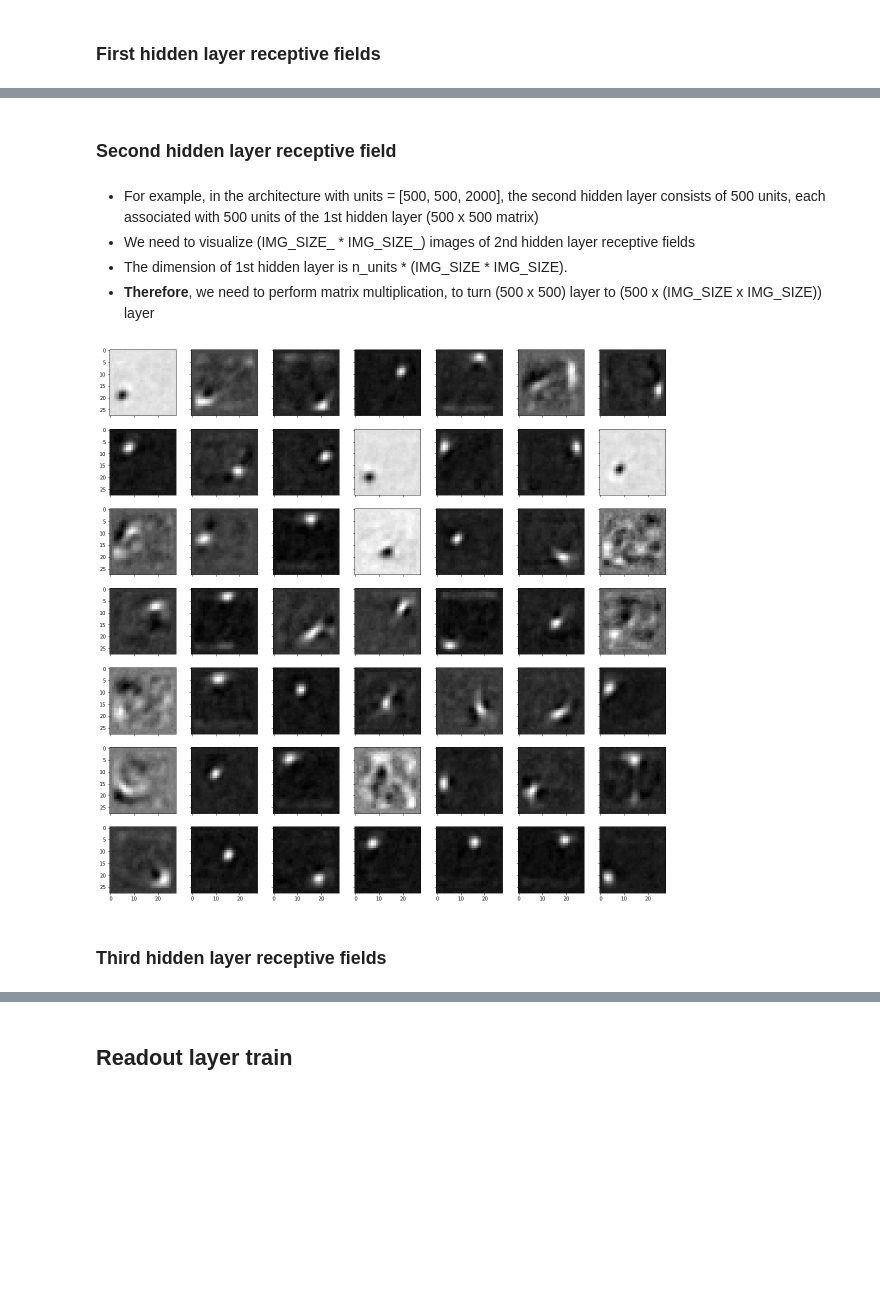
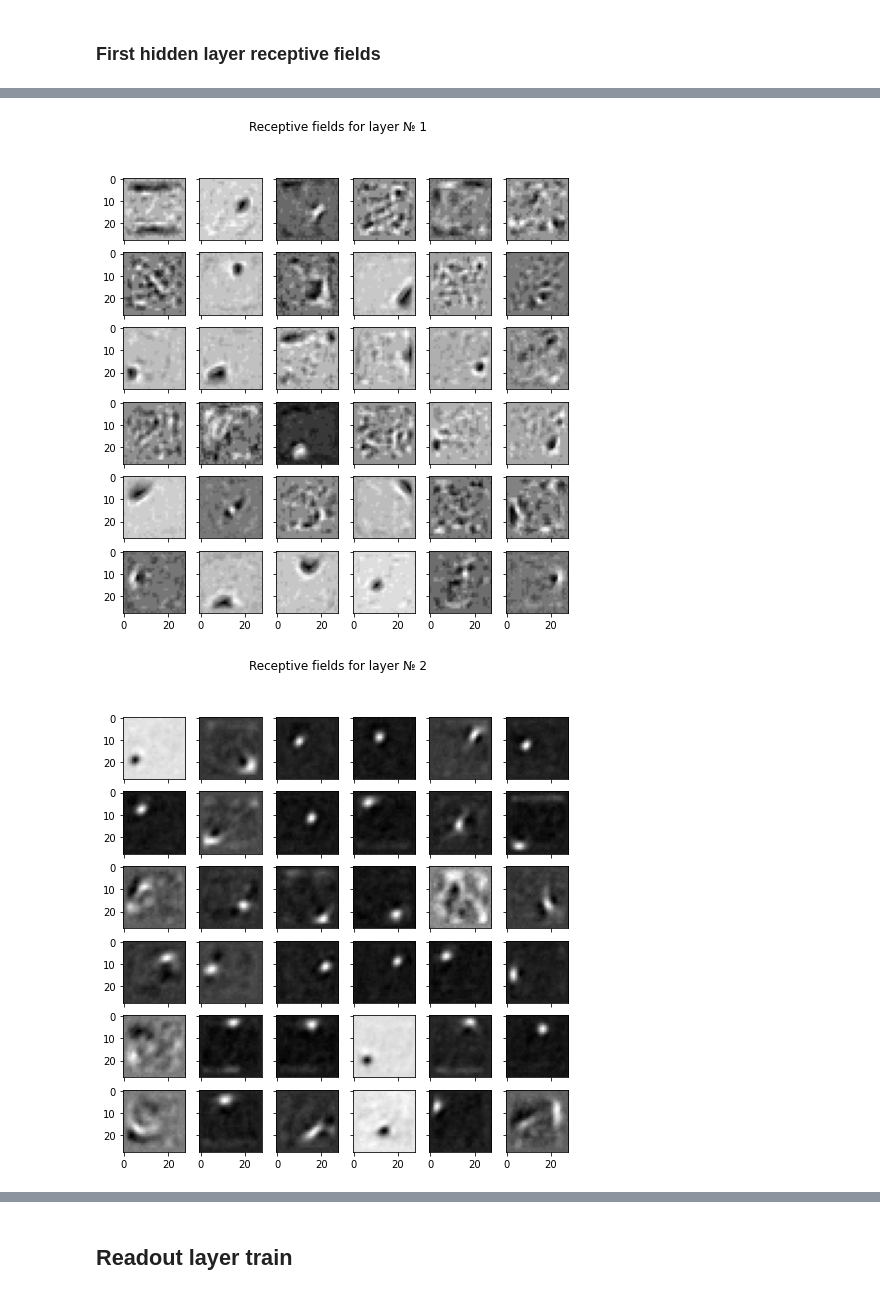
Before and after one commit to PashaIanko/RestrictedBolzmannMachine, a Jupyter notebook: Omniglot_learning.ipynb, the cells around one changed output, grey strips where cells are left out. Drawn from its saved outputs; the diff is of its cells as text; code cells hidden in the pictures; blank space fills up the shorter version.

```diff
--- a/Omniglot_learning.ipynb
+++ b/Omniglot_learning.ipynb
@@ -142,9 +207,10 @@ def move_parameters_to_cpu(dbn_mnist):
 def apply_threshold(weights, threshold=0):
     return weights * (abs(weights) > threshold)
 
-def plot_layer_receptive_fields(weights_matrices, num_subplots = 64,
-                                img_width=IMG_SIZE_, img_height=IMG_SIZE_,
-                                fig_size = (20, 20)):
+def plot_layer_receptive_fields(weights_matrices, num_subplots,
+                                img_width, img_height,
+                                fig_size = (20, 20),
+                                suptitle = ''):
     n_rows_cols = int(math.sqrt(num_subplots))
     fig, axes = plt.subplots(n_rows_cols, n_rows_cols, sharex=True, sharey=True, figsize=fig_size)
     for i in range(num_subplots):
@@ -155,6 +221,7 @@ def plot_layer_receptive_fields(weights_matrices, num_subplots = 64,
         # Reshape from 'linear' to 'image' representation
         W_matrix = weights_matrices[i, :].reshape((img_height, img_width))
         axes[row, col].imshow(W_matrix, cmap = plt.cm.gray)
+    fig.suptitle(suptitle)
 # %%
 def project_hidden_layer(weights_matrices, layer_numb):
 
@@ -317,14 +445,14 @@ model = DBN(
 # %%
-%%capture
+# %%capture
 
 fix_seeds()
 
-model.train_static(
+model_deep.train_static(
     data_train,
     targets_train,
-    EPOCHS_,
-    BATCH_SIZE_
+    TrainParameters.epochs,
+    TrainParameters.batch_size
 )
 
-move_parameters_to_cpu(model)
+move_parameters_to_cpu(model_deep)
 # %% [markdown]
@@ -353,12 +485,12 @@ IndexError: list index out of range
 
 learned_weights = [
     # We transpose for convenience (matrices[i, :] is more intuitive than matrices[:, i])
-    model.rbm_layers[i].W.transpose(0, 1).numpy() for i in range(N_HIDDEN_LAYERS_)
+    model_deep.rbm_layers[i].W.transpose(0, 1).numpy() for i in range(model_deep.n_layers)
 ]
 
 learned_weights_thresh = [
-                          apply_threshold(weights_matrix, VISUALIZATION_THRESH_)
-                            for weights_matrix in learned_weights
+    apply_threshold(weights_matrix, PreprocParams.visualization_threshold)
+    for weights_matrix in learned_weights
 ]
 # %% [markdown]
 ### First hidden layer receptive fields
@@ -376,19 +496,0 @@ plot_layer_receptive_fields(
-# %% [markdown]
-### Second hidden layer receptive field
-# %% [markdown]
-- For example, in the architecture with units = [500, 500, 2000], the second hidden layer consists of 500 units, each associated with 500 units of the 1st hidden layer (500 x 500 matrix)
-- We need to visualize (IMG_SIZE_ * IMG_SIZE_) images of 2nd hidden layer receptive fields
-- The dimension of 1st hidden layer is n_units * (IMG_SIZE * IMG_SIZE).
-- **Therefore**, we need to perform matrix multiplication, to turn (500 x 500) layer to (500 x (IMG_SIZE x IMG_SIZE)) layer
-# %%
-plot_layer_receptive_fields(
-    project_hidden_layer(
-        learned_weights_thresh,
-        layer_numb = 2
-    ),
-    num_subplots = 49
-)
-# %% [output]
-[figure, removed]
-# %% [markdown]
-### Third hidden layer receptive fields
@@ -403 +497,25 @@ plot_layer_receptive_fields(
+# %%
+for layer in range(dbm_deep_params.n_hidden_layers):
+    title = f'Receptive fields for layer № {layer + 1}'
+
+    if layer == 0:
+        # No projection
+        weights = learned_weights_thresh[layer]
+    else:
+        weights = project_hidden_layer(
+            learned_weights_thresh,
+            layer_numb = layer + 1  # Yes, problems with indexes
+        )
+
+    plot_layer_receptive_fields(
+        weights,
+        num_subplots = 36,
+        img_width = PreprocParams.crop_size,
+        img_height = PreprocParams.crop_size,
+        suptitle = title,
+        fig_size = (8, 8)
+    )
+# %% [output]
+[figure, added]
+[figure, added]
 # %% [markdown]
```
Also changed, not shown: parts of 73 cells of this notebook.
